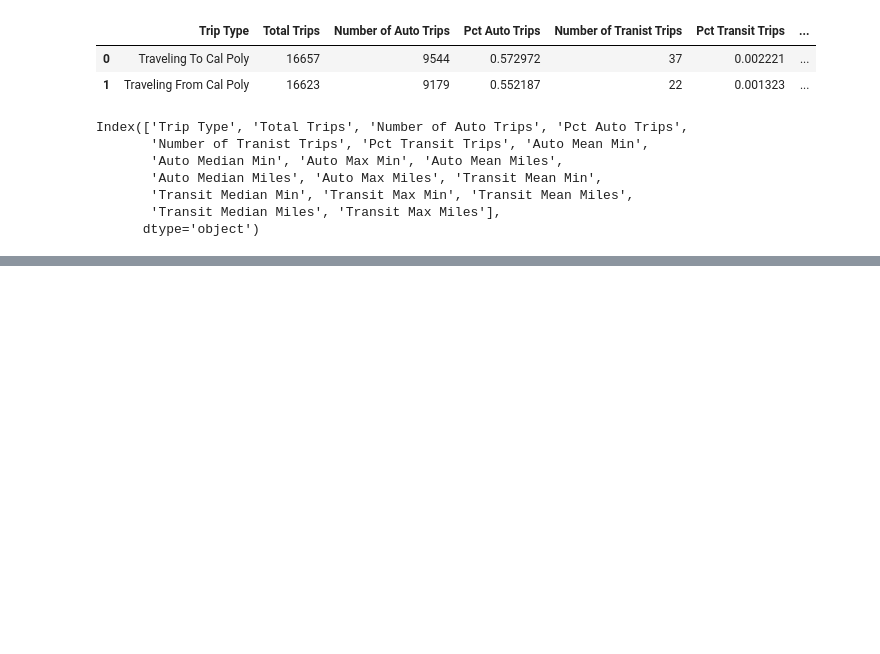
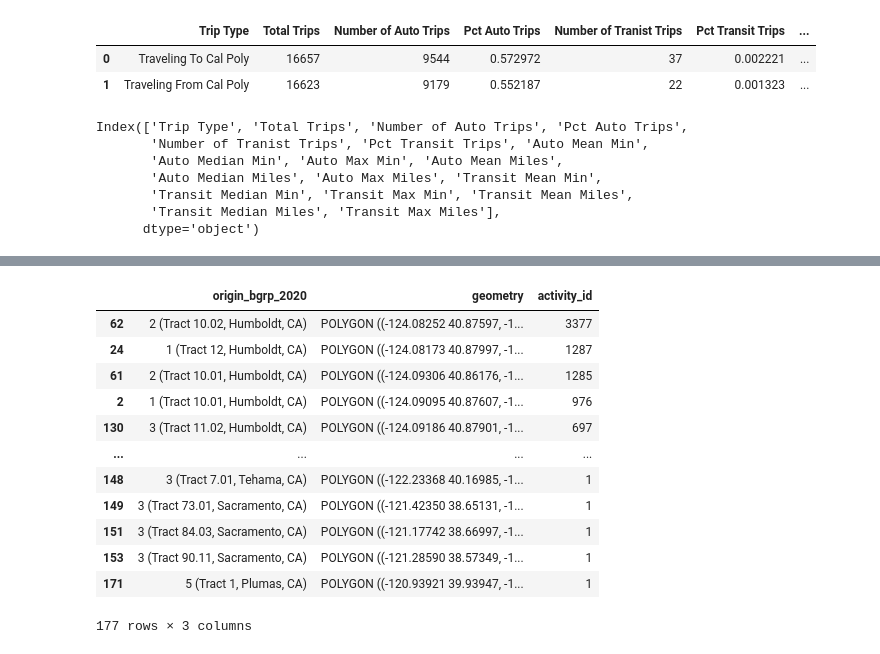
Before and after one commit to cal-itp/big-data-geoanalytics, a Jupyter notebook: replica/transit_od_analysis/big_data_od_analysis.ipynb, the cells around one changed output, grey strips where cells are left out. Cells and saved outputs as stored; diff of their text form; code cells hidden in the pictures; blank space fills up the shorter version.

```diff
--- a/replica/transit_od_analysis/big_data_od_analysis.ipynb
+++ b/replica/transit_od_analysis/big_data_od_analysis.ipynb
@@ -150,0 +194,20 @@ alt.Chart(modes_breakdown).mark_bar().encode(
+# %%
+n_trips = (to_cp>>filter(_.primary_mode != "other_travel_mode")).groupby(["origin_bgrp_2020", "geometry"]).agg(
+        {"activity_id": "nunique"}).reset_index()
+n_trips = n_trips.set_geometry("geometry")
+# %%
+n_trips>>arrange(-_.activity_id)
+# %% [output]
+|  | origin_bgrp_2020 | geometry | activity_id |
+| 62 | 2 (Tract 10.02, Humboldt, CA) | POLYGON ((-124.08252 40.87597, -1... | 3377 |
+| 24 | 1 (Tract 12, Humboldt, CA) | POLYGON ((-124.08173 40.87997, -1... | 1287 |
+| 61 | 2 (Tract 10.01, Humboldt, CA) | POLYGON ((-124.09306 40.86176, -1... | 1285 |
+| 2 | 1 (Tract 10.01, Humboldt, CA) | POLYGON ((-124.09095 40.87607, -1... | 976 |
+| 130 | 3 (Tract 11.02, Humboldt, CA) | POLYGON ((-124.09186 40.87901, -1... | 697 |
+| ... | ... | ... | ... |
+| 148 | 3 (Tract 7.01, Tehama, CA) | POLYGON ((-122.23368 40.16985, -1... | 1 |
+| 149 | 3 (Tract 73.01, Sacramento, CA) | POLYGON ((-121.42350 38.65131, -1... | 1 |
+| 151 | 3 (Tract 84.03, Sacramento, CA) | POLYGON ((-121.17742 38.66997, -1... | 1 |
+| 153 | 3 (Tract 90.11, Sacramento, CA) | POLYGON ((-121.28590 38.57349, -1... | 1 |
+| 171 | 5 (Tract 1, Plumas, CA) | POLYGON ((-120.93921 39.93947, -1... | 1 |
+177 rows × 3 columns
```
Also changed, not shown: parts of 5 cells of this notebook.
